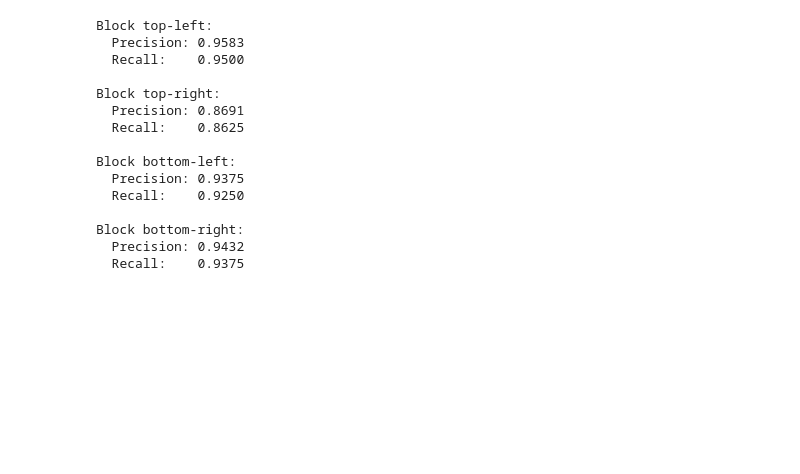
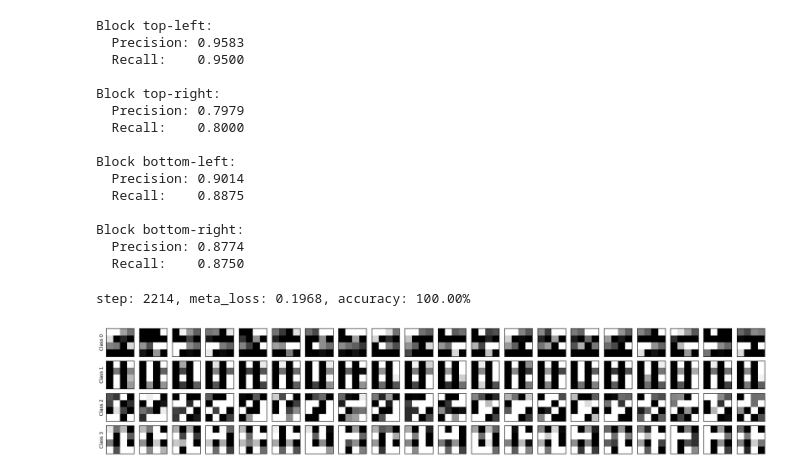
Before and after one commit to intsystems/2026-Project-205, a Jupyter notebook: code/CNN_images_4x4_experiment.ipynb, the cells around one changed output. Drawn from its saved outputs; the diff is of its cells as text; code cells hidden in the pictures; blank space fills up the shorter version.

```diff
--- a/code/CNN_images_4x4_experiment.ipynb
+++ b/code/CNN_images_4x4_experiment.ipynb
@@ -467,21 +457,43 @@ Block bottom-right:
 # %%
-x_shuffled, y_shuffled = create_shuffled_dataset(generator_ce_div, num_classes, n_per_class, seed=42)
+x_shuffled = shuffle_2x2_blocks(x, seed=42)
 x_shuffled = x_shuffled.detach()
 
-results_original = evaluate_blocks_on_data(x_shuffled, y_shuffled, 4, block_classifiers)
+results_original = evaluate_blocks_on_data(x_shuffled, y, 4, block_classifiers)
 # %% [output]
 Block top-left:
   Precision: 0.9583
   Recall:    0.9500
 
 Block top-right:
-  Precision: 0.8691
-  Recall:    0.8625
+  Precision: 0.7979
+  Recall:    0.8000
 
 Block bottom-left:
-  Precision: 0.9375
-  Recall:    0.9250
+  Precision: 0.9014
+  Recall:    0.8875
 
 Block bottom-right:
-  Precision: 0.9432
-  Recall:    0.9375
+  Precision: 0.8774
+  Recall:    0.8750
+# %%
+generator_ce_svd = Generator(num_classes=4, n_per_class=20)
+
+meta = MetaLearner(
+    generator=generator_ce_svd,
+    learner_class=CNN,
+    meta_loss_fn=mlf.meta_loss_cross_entropy,
+    regularization_fn=mlf.regularizer_svd,
+    reg_parameter=1.2,
+    num_classes=4,
+    n_per_class=20,
+    meta_lr=0.01,
+    inner_lr=0.5,
+    inner_steps=10,
+    stop_after_consecutive_100=80
+)
+
+meta.train(steps=5000, visualize_every=0)
+acc_ce_svd = meta.get_accuracy_history()
+# %% [output]
+step: 2214, meta_loss: 0.1968, accuracy: 100.00%
+[figure, added]
```
Also changed, not shown: parts of 17 cells of this notebook, 3 other files.
